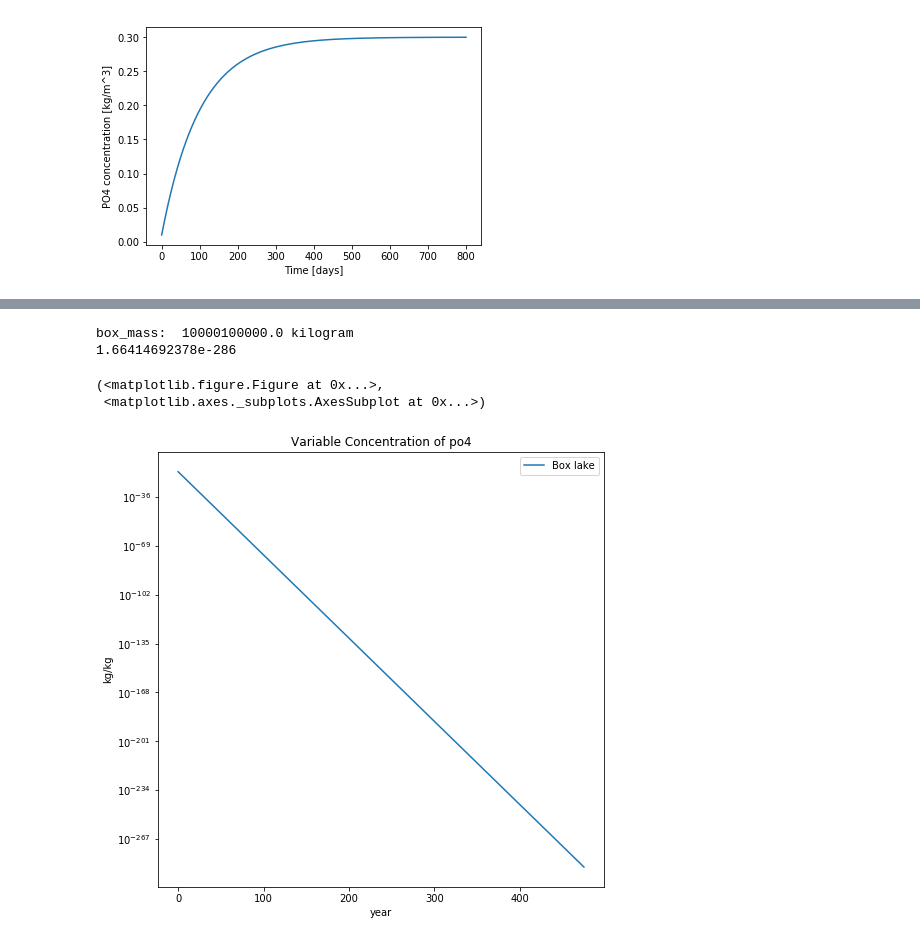
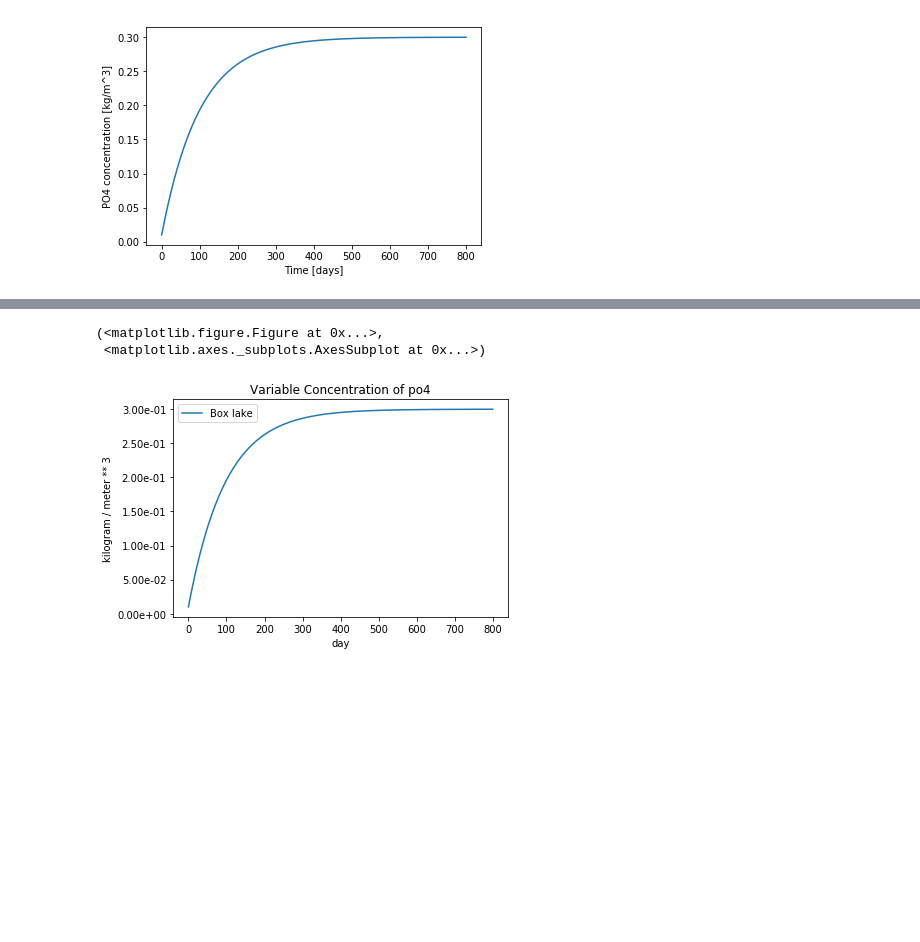
Before and after one commit to maschwanden/boxsimu, a Jupyter notebook: examples/Tutorial.ipynb, the cells around one changed output, grey strips where cells are left out. Cells and saved outputs as stored; diff of their text form; code cells hidden in the pictures; blank space fills up the shorter version.

```diff
--- a/examples/Tutorial.ipynb
+++ b/examples/Tutorial.ipynb
@@ -102,0 +142,4 @@ Now we want to use boxsimu to simulate the system...
+# %%
+m_water = 1e10 * ur.kg
+m_0 = 1e5 * ur.kg
+flow_rate = 1e8 * ur.kg / ur.day
@@ -106,7 +167,6 @@ import os
 import numpy as np
 
 # import boxsimu
-
 
 BOXSIMU_PATH = '/home/aschi/Documents/MyPrivateRepo/boxsimu_project/'
 if not BOXSIMU_PATH in sys.path:
@@ -138,15 +198,11 @@ po4 = boxsimu.Variable('po4')
 #############################
 # BOXES
 #############################
-
-volume_lake = 1e7*ur.meter**3
-mass_lake_water = volume_lake * freshwater.rho
-mass_lake_po4_initial = 1e-2*ur.kg/ur.meter**3 * volume_lake
 lake = boxsimu.Box(
     name='lake',
     name_long='Little Lake',
-    fluid=freshwater.q(mass_lake_water),
-    variables=[po4.q(mass_lake_po4_initial)],
+    fluid=freshwater.q(m_water),
+    variables=[po4.q(m_0)],
 )
 
 #############################
@@ -156,14 +212,15 @@ inflow = boxsimu.Flow(
     name='Inflow',
     source_box=None,
     target_box=lake,
-    rate=1e7*ur.kg/ur.day,
+    rate=flow_rate,
     tracer_transport=True,
+    concentrations={po4: 3e-4},
 )
 outflow = boxsimu.Flow(
     name='Outflow',
     source_box=lake,
     target_box=None,
-    rate=1e7*ur.kg/ur.day,
+    rate=flow_rate,
     tracer_transport=True,
 )
 
@@ -182,4 +243,4 @@ system = boxsimu.BoxModelSystem('Simple Lake Box Model',
 # %%
-sol = system.solve(500*ur.year, 25*ur.year)
+sol = system.solve(800*ur.day, 5*ur.day)
 # %% [output]
 Start solving the box model...
@@ -214,8 +259,6 @@ sol.plot_total_variable_masses()
-# %%
-sol.plot_variable_concentration_of_all_boxes(system.variables.po4)
-# %% [output]
-box_mass:  10000100000.0 kilogram
-1.66414692378e-286
-(<matplotlib.figure.Figure at 0x...>,
- <matplotlib.axes._subplots.AxesSubplot at 0x...>)
-[figure, removed]
+# %%
+sol.plot_variable_concentration_in_boxes(po4, boxes=[lake], figsize=(6,4), units=ur.kg/ur.meter**3)
+# %% [output]
+(<matplotlib.figure.Figure at 0x...>,
+ <matplotlib.axes._subplots.AxesSubplot at 0x...>)
+[figure, added]
```
Also changed, not shown: parts of 22 cells of this notebook, 8 other files.
